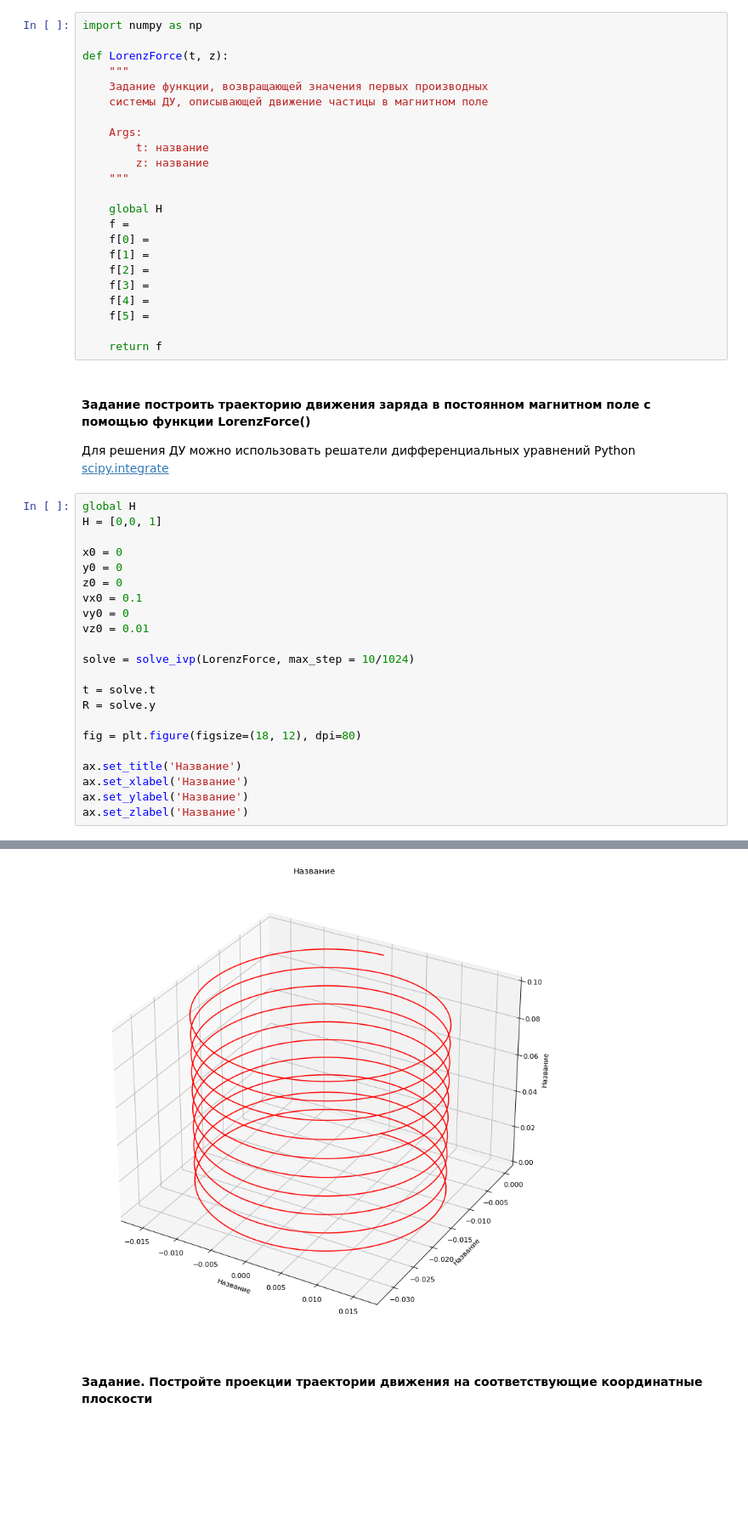
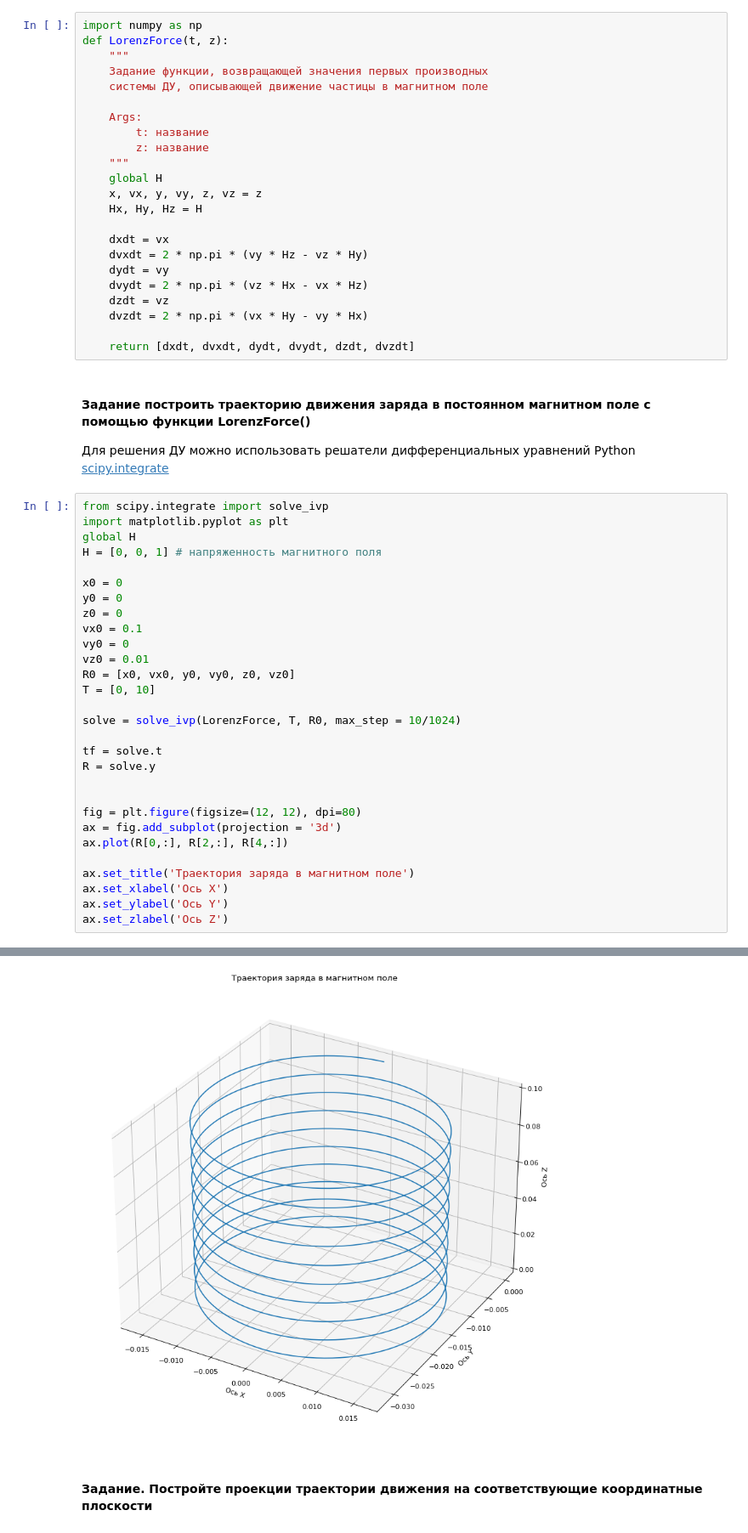
Before and after one commit to Pokulord/PhysModelling, a Jupyter notebook: Lab5.ipynb, the cells around one changed output, grey strips where cells are left out. Shown at 85% size. Saved outputs shown, nothing was run; the diff lists cells and outputs as text; blank space fills up the shorter version.

```diff
--- a/Lab5.ipynb
+++ b/Lab5.ipynb
@@ -139,7 +139,6 @@ $$
 #### Задание. Создайте функцию правой части уравнения 1.43
 # %%
 import numpy as np
-
 def LorenzForce(t, z):
     """
     Задание функции, возвращающей значения первых производных
@@ -149,24 +148,27 @@ def LorenzForce(t, z):
         t: название
         z: название
     """
+    global H
+    x, vx, y, vy, z, vz = z
+    Hx, Hy, Hz = H
 
-    global H
-    f =
-    f[0] =
-    f[1] =
-    f[2] =
-    f[3] =
-    f[4] =
-    f[5] =
+    dxdt = vx
+    dvxdt = 2 * np.pi * (vy * Hz - vz * Hy)
+    dydt = vy
+    dvydt = 2 * np.pi * (vz * Hx - vx * Hz)
+    dzdt = vz
+    dvzdt = 2 * np.pi * (vx * Hy - vy * Hx)
 
-    return f
+    return [dxdt, dvxdt, dydt, dvydt, dzdt, dvzdt]
 # %% [markdown]
 #### Задание построить траекторию движения заряда в постоянном магнитном поле с помощью функции LorenzForce()
 
 Для решения ДУ можно использовать решатели дифференциальных уравнений Python [scipy.integrate](https://docs.scipy.org/doc/scipy/reference/integrate.html)
 # %%
+from scipy.integrate import solve_ivp
+import matplotlib.pyplot as plt
 global H
-H = [0,0, 1]
+H = [0, 0, 1] # напряженность магнитного поля
 
 x0 = 0
 y0 = 0
@@ -174,16 +176,21 @@ z0 = 0
 vx0 = 0.1
 vy0 = 0
 vz0 = 0.01
+R0 = [x0, vx0, y0, vy0, z0, vz0]
+T = [0, 10]
 
-solve = solve_ivp(LorenzForce, max_step = 10/1024)
+solve = solve_ivp(LorenzForce, T, R0, max_step = 10/1024)
 
-t = solve.t
+tf = solve.t
 R = solve.y
 
-fig = plt.figure(figsize=(18, 12), dpi=80)
 
-ax.set_title('Название')
-ax.set_xlabel('Название')
-ax.set_ylabel('Название')
-ax.set_zlabel('Название')
+fig = plt.figure(figsize=(12, 12), dpi=80)
+ax = fig.add_subplot(projection = '3d')
+ax.plot(R[0,:], R[2,:], R[4,:])
+
+ax.set_title('Траектория заряда в магнитном поле')
+ax.set_xlabel('Ось X')
+ax.set_ylabel('Ось Y')
+ax.set_zlabel('Ось Z')
 # %% [output]
@@ -191,3 +198,3 @@ Text(0.5, 0, 'Название')
-[figure, old version]
+[figure, new version]
 # %% [markdown]
 #### Задание. Постройте проекции траектории движения на соответствующие координатные плоскости
```
Also changed, not shown: parts of 38 cells of this notebook.
